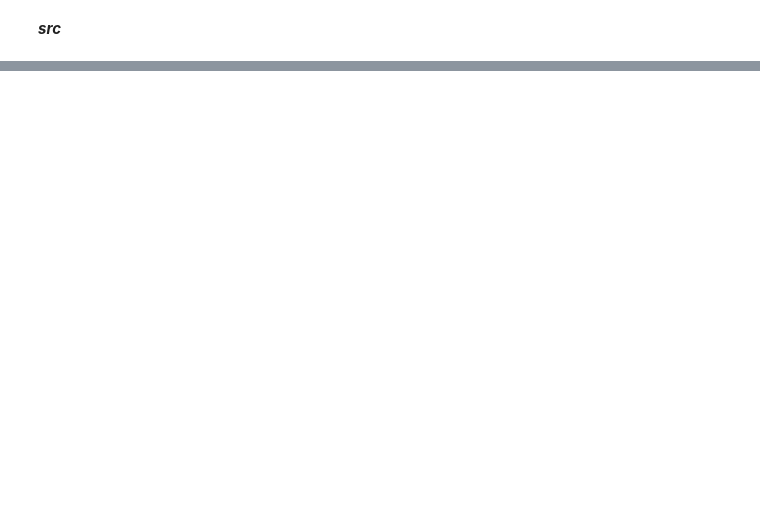
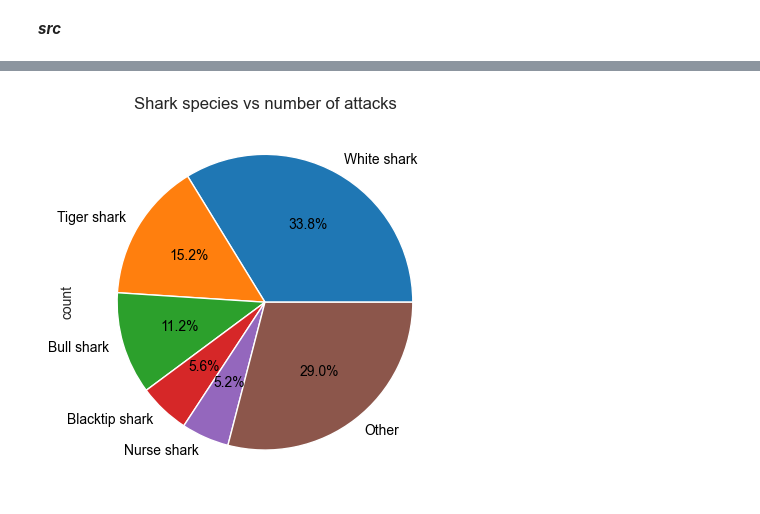
Before and after one commit to pagoba94/project1, a Jupyter notebook: CLEANING WITH FUNCTIONS.ipynb, the cells around one changed output, grey strips where cells are left out. Cells and saved outputs as stored; diff of their text form; code cells hidden in the pictures; blank space fills up the shorter version.

```diff
--- a/CLEANING WITH FUNCTIONS.ipynb
+++ b/CLEANING WITH FUNCTIONS.ipynb
@@ -251 +291,22 @@ df.sample()
+# %%
+def species_vs_attacks2(df):
+    sharks = df["species"].value_counts()
+    # Sum the counts of all species that make up less than 10% of the total
+    other_count = sharks[sharks/sum(sharks) < 0.04].sum()
+    # Group these species into a new category called "Other"
+    sharks = sharks[sharks/sum(sharks) >= 0.04]
+    sharks["Other"] = other_count
+    # Plot the pie chart
+
+    sharks.index = sharks.index.str.capitalize()
+    pie = sharks.plot.pie(autopct="%.1f%%", textprops={'color': 'black', 'fontsize': 10, 'va': 'center'})
+
+    palette='mako_r'
+    plt.title('Shark species vs number of attacks')
+
+    plt.show()
+# %%
+species_vs_attacks2(df)
+# %% [output]
+[figure, added]
 # %%
```
Also changed, not shown: parts of 24 cells of this notebook, 7 other files.
